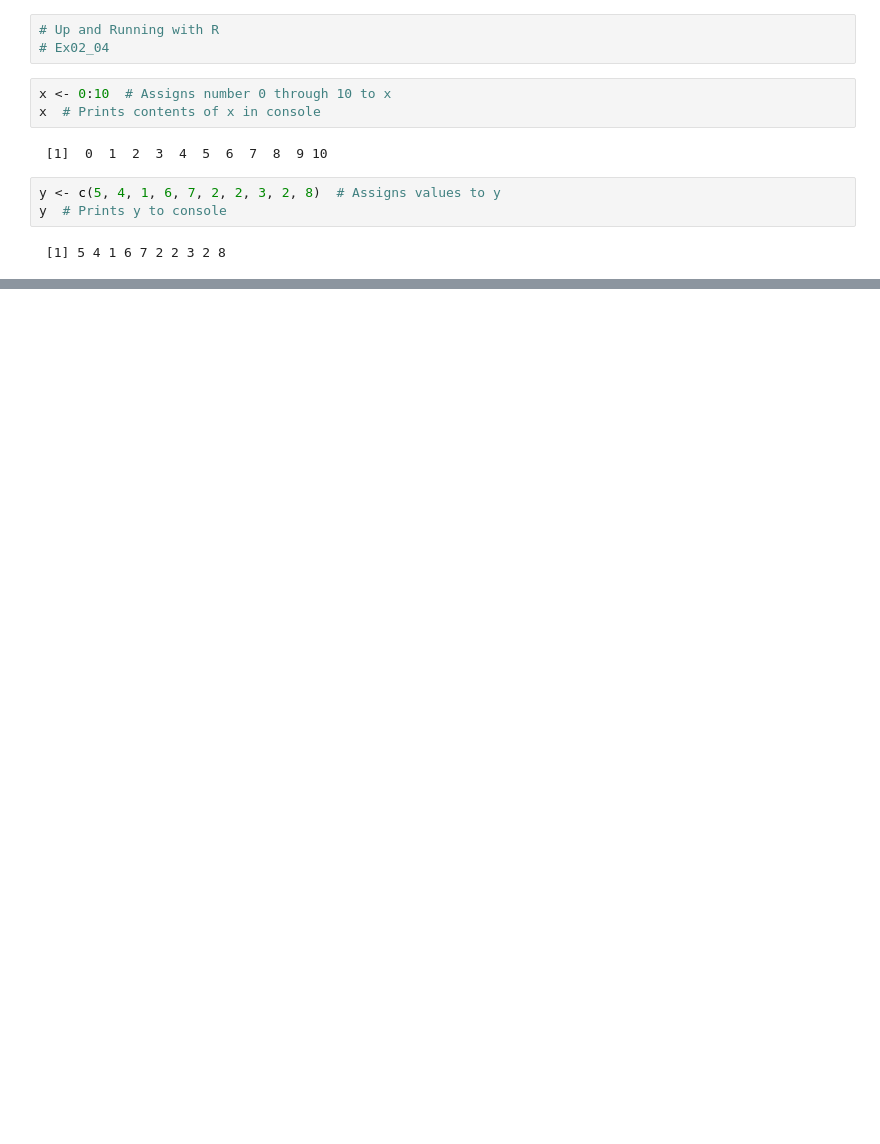
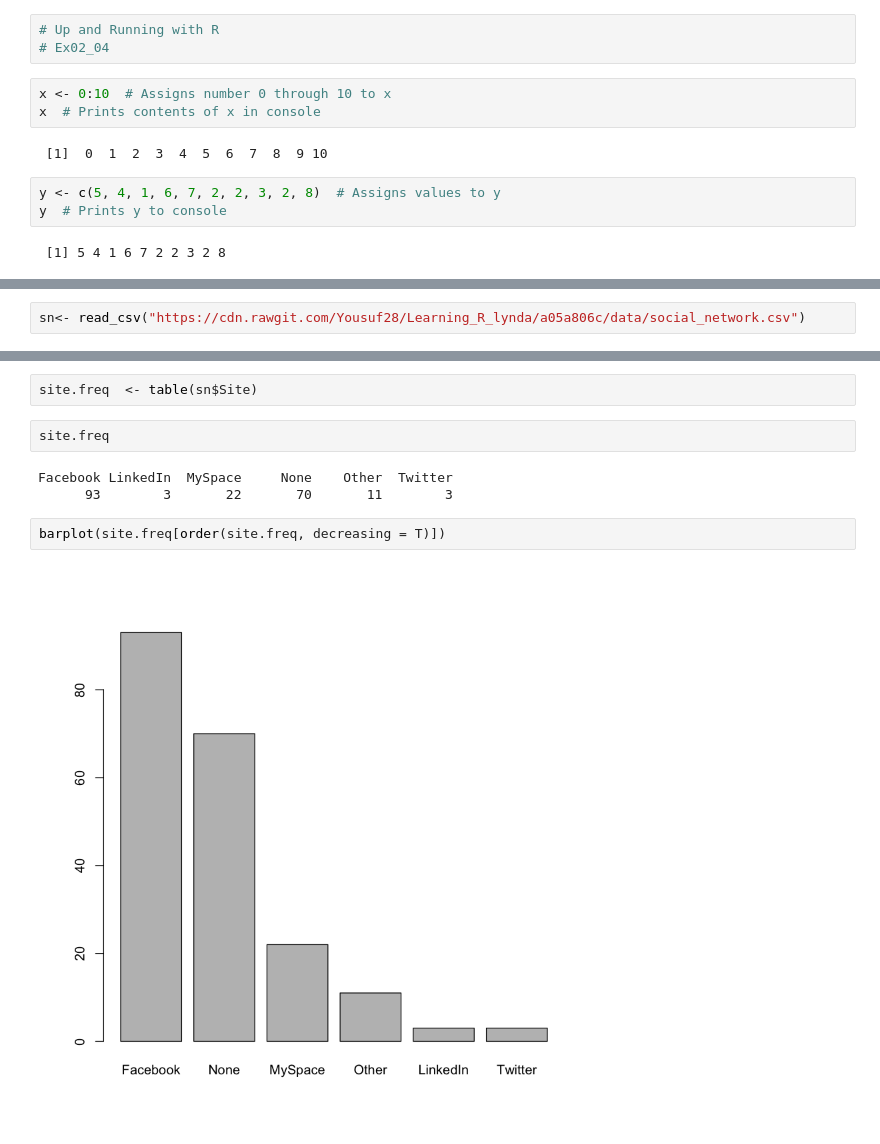
Before and after one commit to Yousuf28/Learning_R_lynda, a Jupyter notebook: code/Learning_R_lynda.ipynb, the cells around one changed output, grey strips where cells are left out. Cells and saved outputs as stored; diff of their text form; blank space fills up the shorter version.

```diff
--- a/code/Learning_R_lynda.ipynb
+++ b/code/Learning_R_lynda.ipynb
@@ -13,0 +16,2 @@ y  # Prints y to console
+# %%
+sn<- read_csv("https://cdn.rawgit.com/Yousuf28/Learning_R_lynda/a05a806c/data/social_network.csv")
@@ -13,0 +37,11 @@ y  # Prints y to console
+# %%
+site.freq  <- table(sn$Site)
+# %%
+site.freq
+# %% [output]
+Facebook LinkedIn  MySpace     None    Other  Twitter
+      93        3       22       70       11        3
+# %%
+barplot(site.freq[order(site.freq, decreasing = T)])
+# %% [output]
+[figure, added]
```
Also changed, not shown: parts of 61 cells of this notebook.
